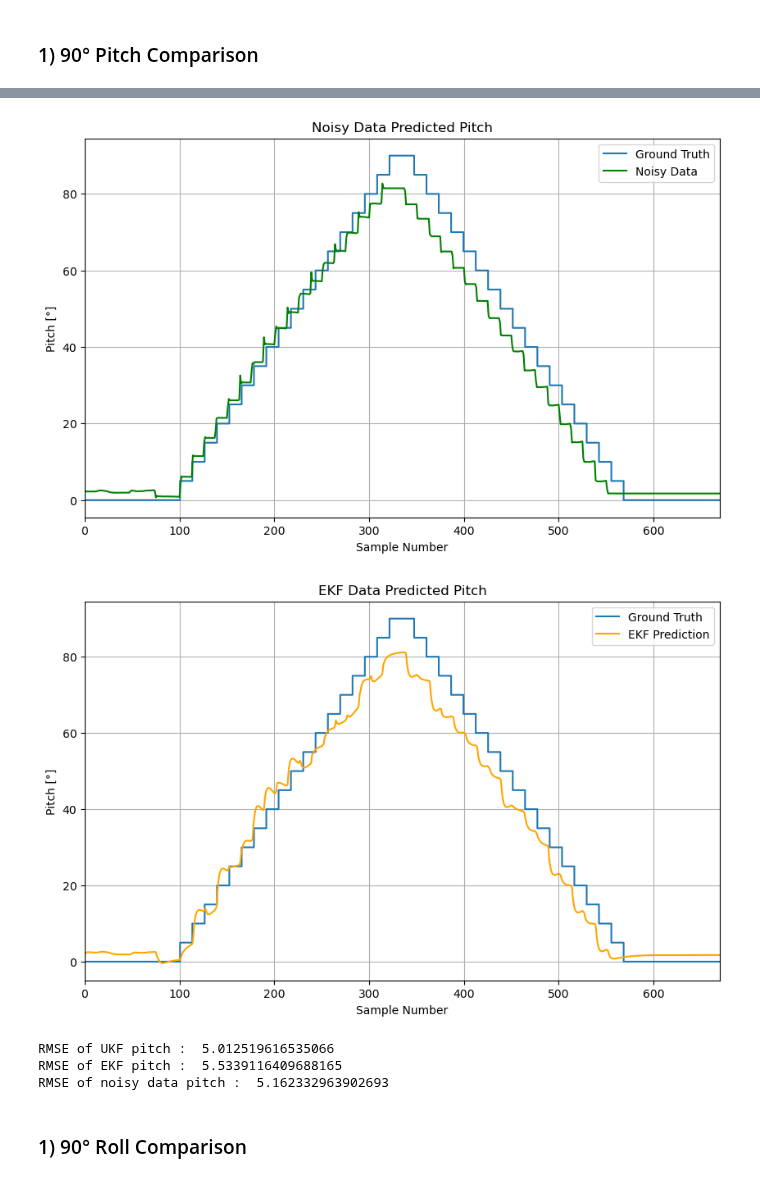
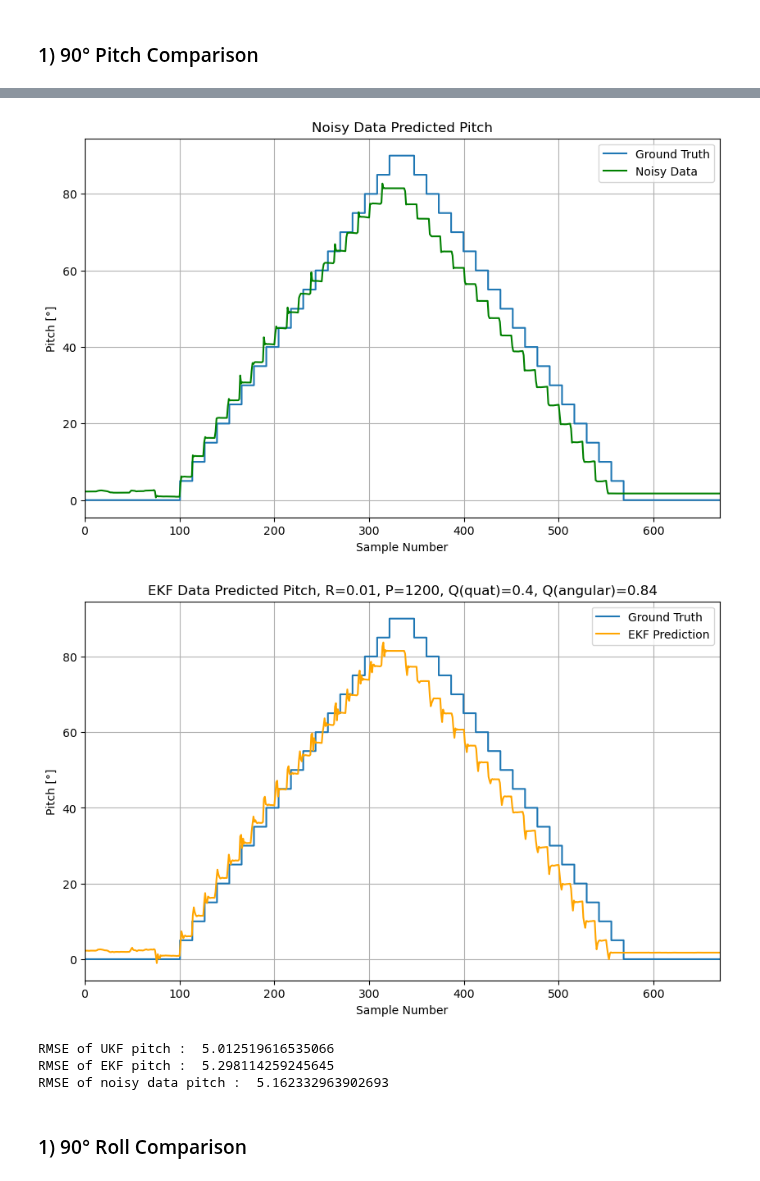
Before and after one commit to kjetteren/RaD_team1_HELIXON, a Jupyter notebook: kalman/FilterEvaluations.ipynb, the cells around one changed output, grey strips where cells are left out. Saved outputs shown, nothing was run; the diff lists cells and outputs as text; code cells hidden in the pictures.

```diff
--- a/kalman/FilterEvaluations.ipynb
+++ b/kalman/FilterEvaluations.ipynb
@@ -79,6 +79,11 @@ def euler_from_quaternion(x, y, z, w):
 
         return roll_x, pitch_y, yaw_z # in radians
 
+std_R = 0.01
+std_P = 1200
+std_Qquat = 0.4
+std_Qangn = 0.84
+
 class QuaternionEKF:
     def __init__(self):
         # state vector: [p, q, r, a, b, c, d]
@@ -87,15 +92,15 @@ class QuaternionEKF:
         self.state = np.array([0.0, 0.0, 0.0, 1.0, 0.0, 0.0, 0.0])
 
         # state covariance
-        self.P = np.eye(7) * 900
+        self.P = np.eye(7) * std_P
 
         # process noise
         self.Q = np.eye(7)
-        self.Q[:3, :3] *= 0.24  # angular rates noise
-        self.Q[3:, 3:] *= 0.45  # quaternion noise
+        self.Q[:3, :3] *= std_Qangn  # angular rates noise
+        self.Q[3:, 3:] *= std_Qquat  # quaternion noise
 
         # measurement noise
-        self.R = np.eye(7) * 65
+        self.R = np.eye(7) * std_R
 
         # system parameters
         self.dt = 0.04  # sample time
@@ -499,37 +504,37 @@ plt.figure(figsize=(10, 6))
 plt.step(time_steps, pitch_values, where='mid', label='Ground Truth')
 plt.plot(raw_x_pitch, label='Noisy Data', color='green')
 plt.title('Noisy Data Predicted Pitch')
 plt.xlabel('Sample Number')
 plt.ylabel('Pitch [°]')
 plt.xlim(0,670)
 plt.legend()
 plt.grid(True)
 plt.show()
 
 time_steps = np.arange(len(pitch_values))
 plt.figure(figsize=(10, 6))
 plt.step(time_steps, pitch_values, where='mid', label='Ground Truth')
 plt.plot(predicted_EKF_x_pitch, label='EKF Prediction', color='orange')
-plt.title('EKF Data Predicted Pitch')
+plt.title(f'EKF Data Predicted Pitch, R={std_R}, P={std_P}, Q(quat)={std_Qquat}, Q(angular)={std_Qangn}')
 plt.xlabel('Sample Number')
 plt.ylabel('Pitch [°]')
 plt.xlim(0,670)
 plt.legend()
 plt.grid(True)
 plt.show()
 
 RMSE_UKF_x = np.sqrt(mean_squared_error(pitch_values,predicted_UKF_x_pitch[:len(pitch_values)]))
 RMSE_raw_data_x = np.sqrt(mean_squared_error(pitch_values,raw_x_pitch[:len(pitch_values)]))
 RMSE_EKF_x = np.sqrt(mean_squared_error(pitch_values,predicted_EKF_x_pitch[:len(pitch_values)]))
 print("RMSE of UKF pitch : ",RMSE_UKF_x)
 print("RMSE of EKF pitch : ",RMSE_EKF_x)
 print("RMSE of noisy data pitch : ",RMSE_raw_data_x)
 # %% [output]
 [figure]
 [figure]
-[figure, old version]
+[figure, new version]
 RMSE of UKF pitch :  5.012519616535066
-RMSE of EKF pitch :  5.5339116409688165
+RMSE of EKF pitch :  5.298114259245645
 RMSE of noisy data pitch :  5.162332963902693
 # %% [markdown]
 ### 1)   90° Roll Comparison
```
Also changed, not shown: parts of 2 cells of this notebook, 1 other file.
